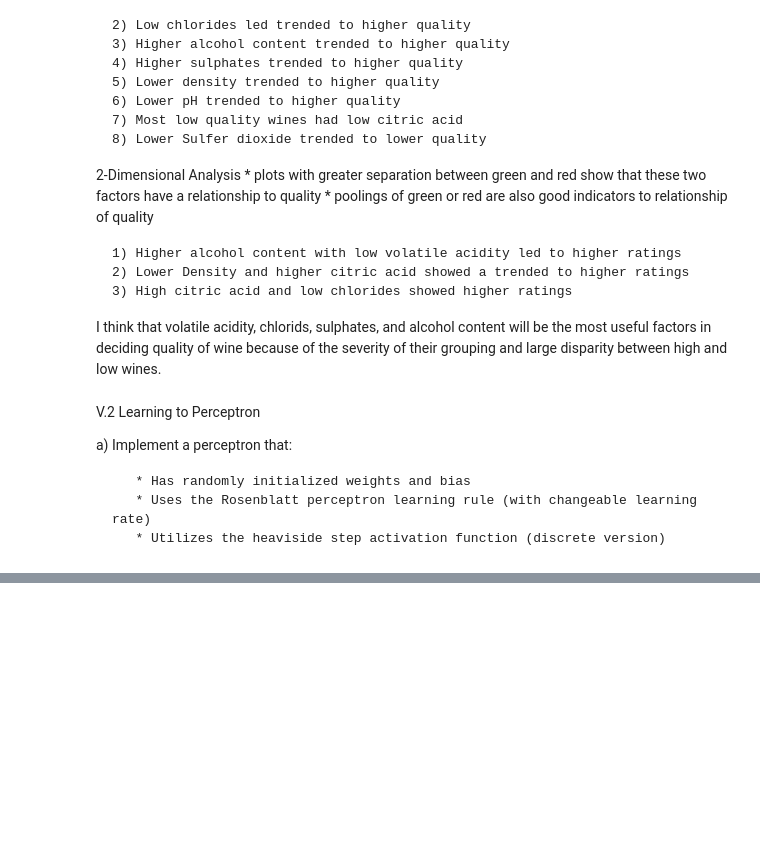
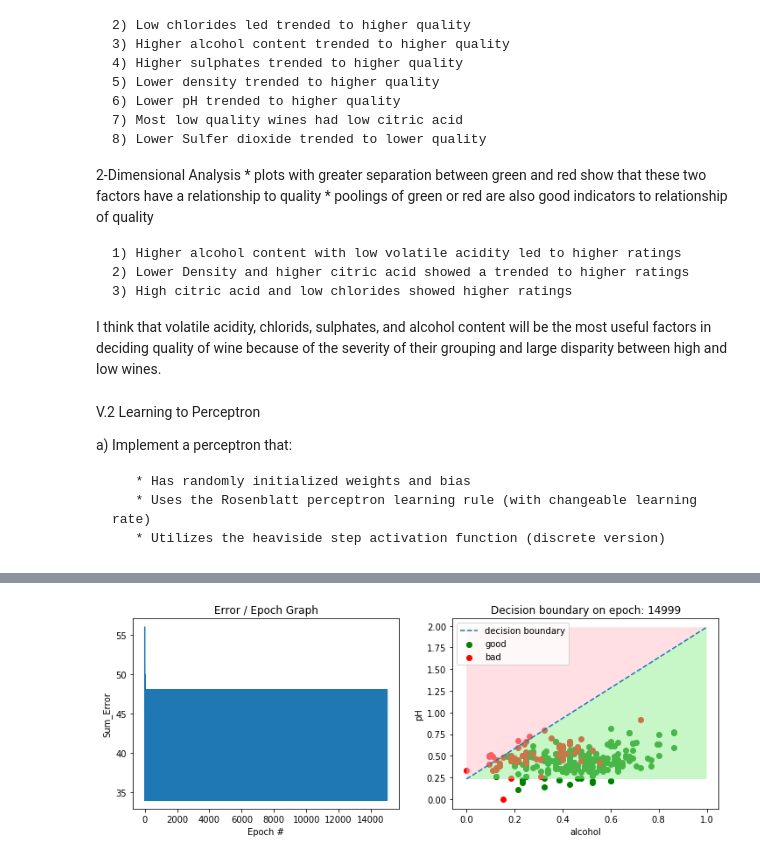
Before and after one commit to ssong42/Perceptron, a Jupyter notebook: ft_sommelier.ipynb, the cells around one changed output, grey strips where cells are left out. Drawn from its saved outputs; the diff is of its cells as text; code cells hidden in the pictures; blank space fills up the shorter version.

```diff
--- a/ft_sommelier.ipynb
+++ b/ft_sommelier.ipynb
@@ -437,0 +409,3 @@ plot_performance(performance, data, 8, 3, 800)
+# %%
+norm_train_new_threshold = dataframe_to_list(norm_data, good_threshold=7, bad_threshold=4, columns=['pH', 'alcohol', 'good_bad'])
+print(len(norm_train_new_threshold))
@@ -437,0 +414,2 @@ plot_performance(performance, data, 8, 3, 800)
+# %%
+performance = train_weights(norm_train_new_threshold, l_rate=.5, n_epoch=15000)
@@ -437,0 +434,4 @@ plot_performance(performance, data, 8, 3, 800)
+# %%
+plot_performance(performance, norm_data, good_thresh=7, bad_thresh=4, epoch=-1, save_plot=False)
+# %% [output]
+[figure, added]
```
Also changed, not shown: parts of 53 cells of this notebook, 1 other file.
